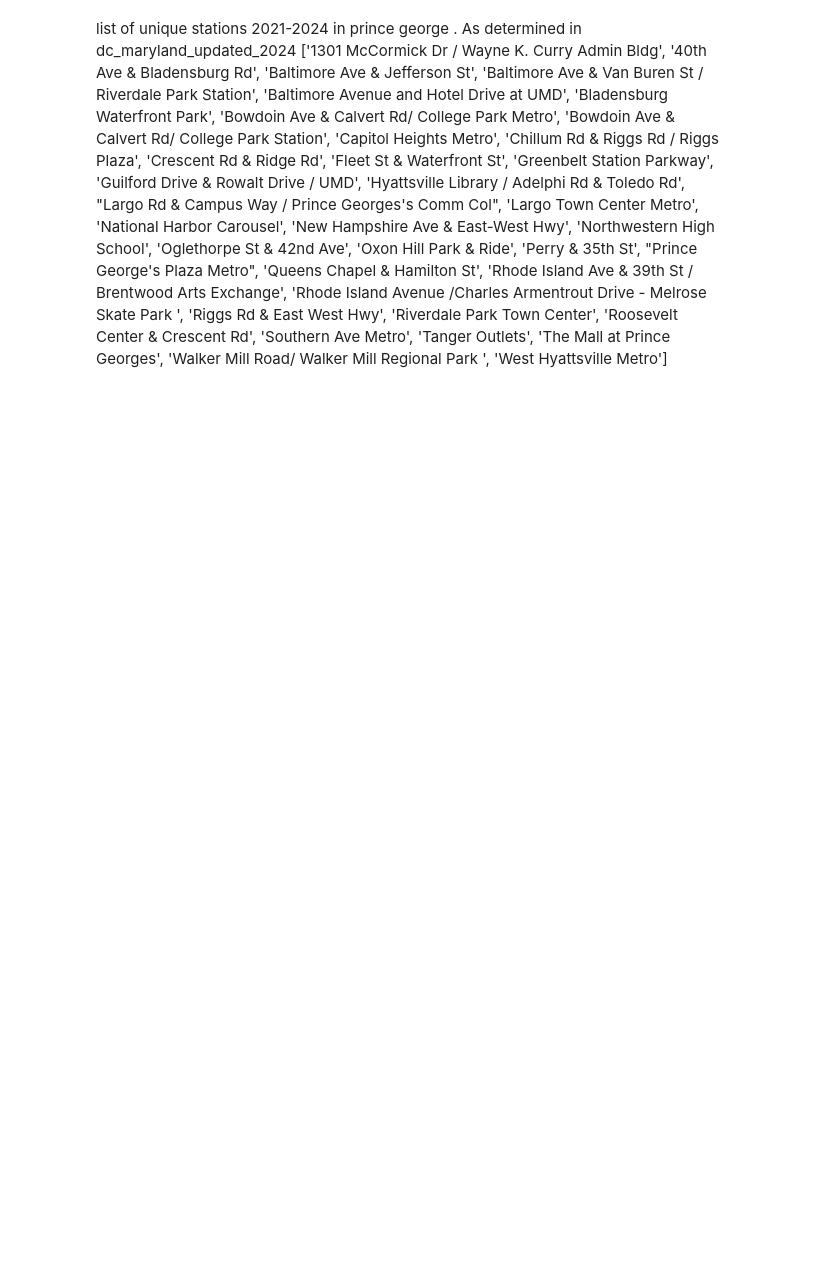
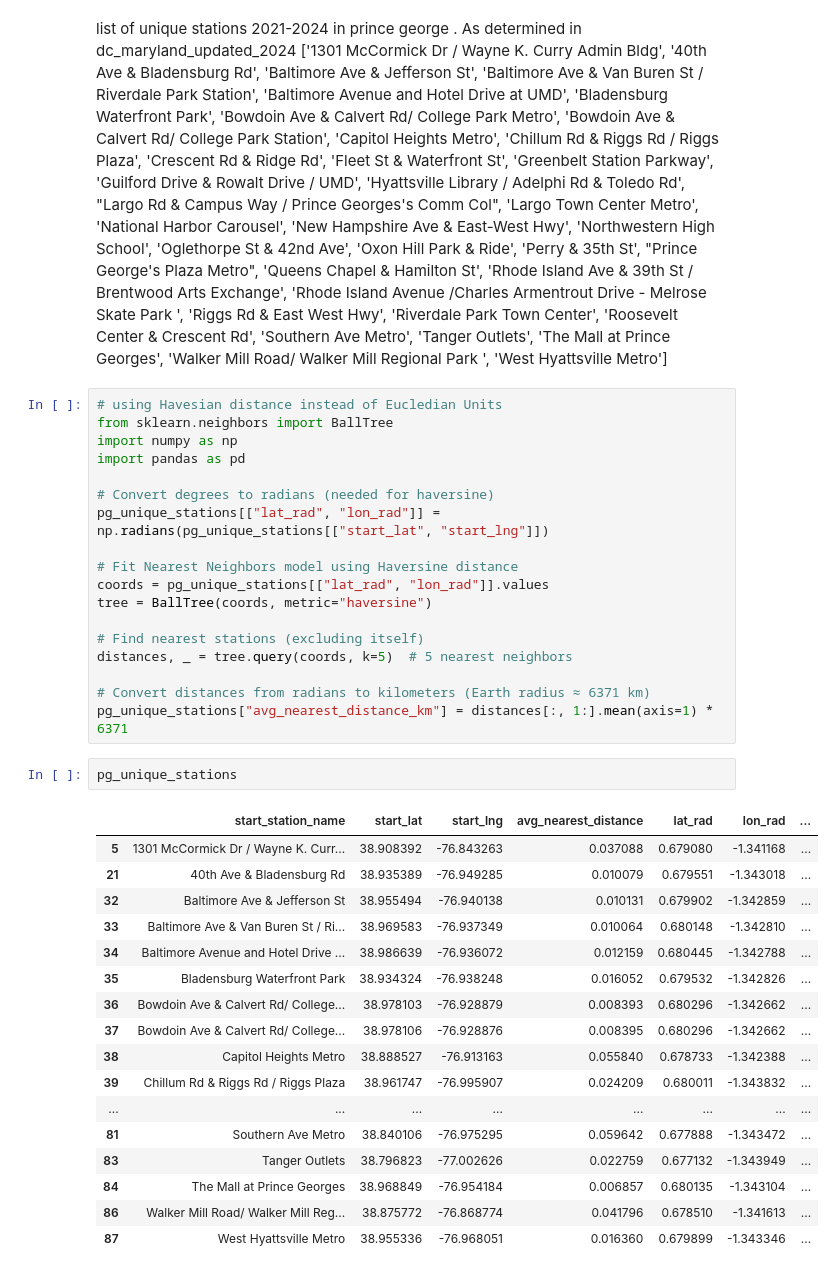
Before and after one commit to pabs-llama/projects, a Jupyter notebook: project_3_ capitalbikeshare/linear_regression_pg.ipynb, the cells around one changed output. Cells and saved outputs as stored; diff of their text form; blank space fills up the shorter version.

Commit message:
distance to metro/poi/station

```diff
--- a/project_3_ capitalbikeshare/linear_regression_pg.ipynb
+++ b/project_3_ capitalbikeshare/linear_regression_pg.ipynb
@@ -274,3 +280,41 @@ list of unique stations 2021-2024 in prince george . As determined in dc_marylan
  'The Mall at Prince Georges',
  'Walker Mill Road/ Walker Mill Regional Park ',
  'West Hyattsville Metro']
+# %%
+# using Havesian distance instead of Eucledian Units
+from sklearn.neighbors import BallTree
+import numpy as np
+import pandas as pd
+
+# Convert degrees to radians (needed for haversine)
+pg_unique_stations[["lat_rad", "lon_rad"]] = np.radians(pg_unique_stations[["start_lat", "start_lng"]])
+
+# Fit Nearest Neighbors model using Haversine distance
+coords = pg_unique_stations[["lat_rad", "lon_rad"]].values
+tree = BallTree(coords, metric="haversine")
+
+# Find nearest stations (excluding itself)
+distances, _ = tree.query(coords, k=5)  # 5 nearest neighbors
+
+# Convert distances from radians to kilometers (Earth radius ≈ 6371 km)
+pg_unique_stations["avg_nearest_distance_km"] = distances[:, 1:].mean(axis=1) * 6371
+# %%
+pg_unique_stations
+# %% [output]
+|  | start_station_name | start_lat | start_lng | avg_nearest_distance | lat_rad | lon_rad | ... |
+| 5 | 1301 McCormick Dr / Wayne K. Curr... | 38.908392 | -76.843263 | 0.037088 | 0.679080 | -1.341168 | ... |
+| 21 | 40th Ave & Bladensburg Rd | 38.935389 | -76.949285 | 0.010079 | 0.679551 | -1.343018 | ... |
+| 32 | Baltimore Ave & Jefferson St | 38.955494 | -76.940138 | 0.010131 | 0.679902 | -1.342859 | ... |
+| 33 | Baltimore Ave & Van Buren St / Ri... | 38.969583 | -76.937349 | 0.010064 | 0.680148 | -1.342810 | ... |
+| 34 | Baltimore Avenue and Hotel Drive ... | 38.986639 | -76.936072 | 0.012159 | 0.680445 | -1.342788 | ... |
+| 35 | Bladensburg Waterfront Park | 38.934324 | -76.938248 | 0.016052 | 0.679532 | -1.342826 | ... |
+| 36 | Bowdoin Ave & Calvert Rd/ College... | 38.978103 | -76.928879 | 0.008393 | 0.680296 | -1.342662 | ... |
+| 37 | Bowdoin Ave & Calvert Rd/ College... | 38.978106 | -76.928876 | 0.008395 | 0.680296 | -1.342662 | ... |
+| 38 | Capitol Heights Metro | 38.888527 | -76.913163 | 0.055840 | 0.678733 | -1.342388 | ... |
+| 39 | Chillum Rd & Riggs Rd / Riggs Plaza | 38.961747 | -76.995907 | 0.024209 | 0.680011 | -1.343832 | ... |
+| ... | ... | ... | ... | ... | ... | ... | ... |
+| 81 | Southern Ave Metro | 38.840106 | -76.975295 | 0.059642 | 0.677888 | -1.343472 | ... |
+| 83 | Tanger Outlets | 38.796823 | -77.002626 | 0.022759 | 0.677132 | -1.343949 | ... |
+| 84 | The Mall at Prince Georges | 38.968849 | -76.954184 | 0.006857 | 0.680135 | -1.343104 | ... |
+| 86 | Walker Mill Road/ Walker Mill Reg... | 38.875772 | -76.868774 | 0.041796 | 0.678510 | -1.341613 | ... |
+| 87 | West Hyattsville Metro | 38.955336 | -76.968051 | 0.016360 | 0.679899 | -1.343346 | ... |
```
Also changed, not shown: parts of 30 cells of this notebook.
